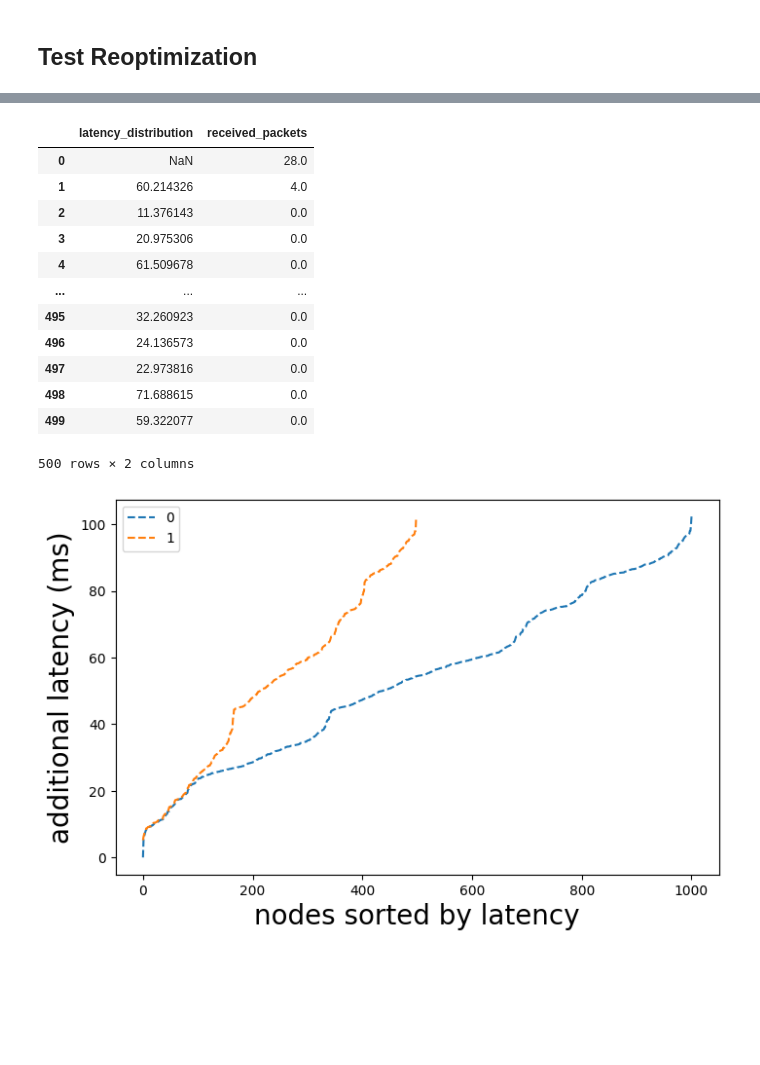
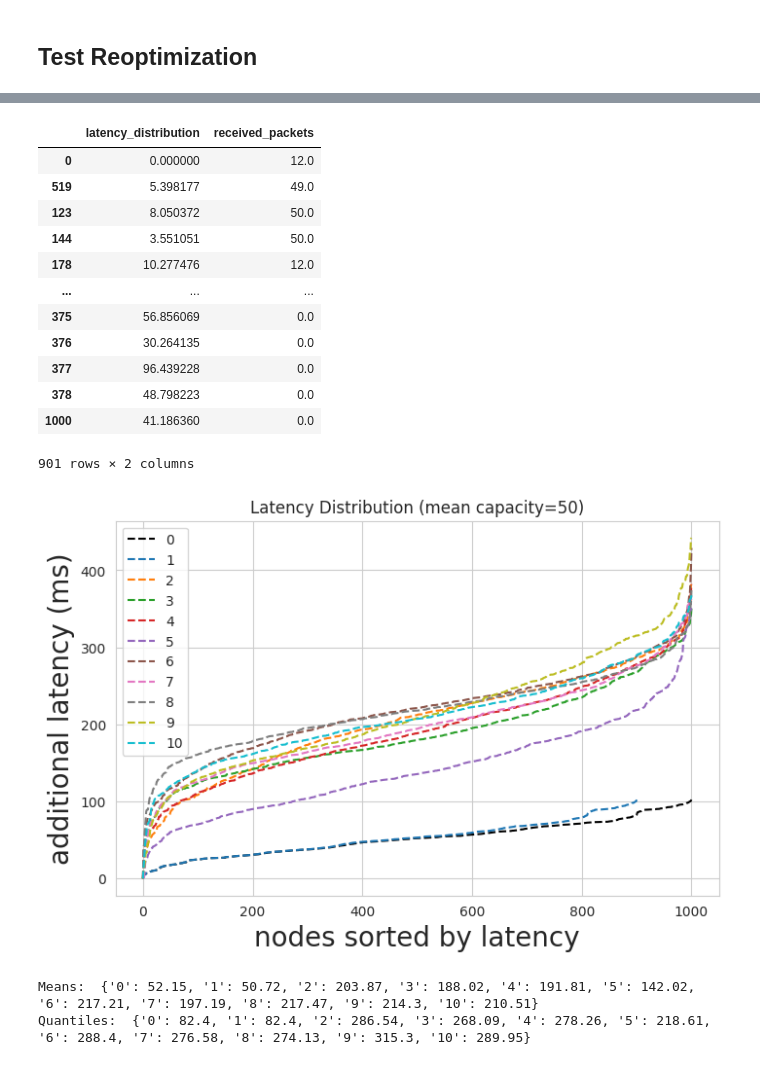
Before and after one commit to xchatzil/NEMO, a Jupyter notebook: notebooks/ChangingTopology.ipynb, the cells around one changed output, grey strips where cells are left out. Drawn from its saved outputs; the diff is of its cells as text; code cells hidden in the pictures; blank space fills up the shorter version.

Commit message:
evaluation made more efficient, removed recursion and update of changing topology

```diff
--- a/notebooks/ChangingTopology.ipynb
+++ b/notebooks/ChangingTopology.ipynb
@@ -238,3 +155,0 @@ Level 1 CH number:  28
-# %%
-df = df.drop(columns=["x", "y"])
-df
@@ -255,6 +155,0 @@ df
-# %%
-evaluations = []
-for coords_df in coord_list:
-    coords = coords_df[["x", "y"]].to_numpy()
-    edf = evaluate(df, coords)
-    evaluations.append(edf)
@@ -368,12 +276,11 @@ ndf = prim_df.copy()
 ndf["x"] = coord_list[i]["x"]
 ndf["y"] = coord_list[i]["y"]
 
-nemo = NemoSolver(ndf, slot_col, weight_col, max_levels=max_levels, step_size=param_dict[weight_col]["step_size"],
-                          merge_factor=param_dict[weight_col]["merge_factor"])
+nemo = NemoSolver(ndf, slot_col, weight_col, max_levels=50, step_size=param_dict[weight_col]["step_size"],
+                  merge_factor=param_dict[weight_col]["merge_factor"])
 df, opts, limits = nemo.nemo_full()
 
-coords = coord_list[i][["x", "y"]].to_numpy()
-edf = evaluate(df, coords)
+edf = util.evaluate(df)
 evaluations[i] = edf
 edf
 # %% [output]
@@ -415,6 +327,7 @@ df
 # %%
 i = 1
-rnodes = re_optimize_dict[i]
+number_rnodes = int(0.1 * prim_df.shape[0])
+rnodes = evaluations[i]["latency_distribution"].sort_values().index[-number_rnodes:].to_numpy()
 
 for node in rnodes:
     df_re, new_cluster_heads, resource_limit, level = nemo.remove_node(node)
@@ -437,53 +350,58 @@ df_re
 # %%
 # evaluate new df
 ndl = coord_list[i].drop(rnodes)
-coords = ndl[["x", "y"]]
 edf = evaluate(df_re)
 evaluations[i] = edf
 edf
 # %% [output]
 |  | latency_distribution | received_packets |
-| 0 | NaN | 28.0 |
-| 1 | 60.214326 | 4.0 |
-| 2 | 11.376143 | 0.0 |
-| 3 | 20.975306 | 0.0 |
-| 4 | 61.509678 | 0.0 |
+| 0 | 0.000000 | 12.0 |
+| 519 | 5.398177 | 49.0 |
+| 123 | 8.050372 | 50.0 |
+| 144 | 3.551051 | 50.0 |
+| 178 | 10.277476 | 12.0 |
 | ... | ... | ... |
-| 495 | 32.260923 | 0.0 |
-| 496 | 24.136573 | 0.0 |
-| 497 | 22.973816 | 0.0 |
-| 498 | 71.688615 | 0.0 |
-| 499 | 59.322077 | 0.0 |
+| 375 | 56.856069 | 0.0 |
+| 376 | 30.264135 | 0.0 |
+| 377 | 96.439228 | 0.0 |
+| 378 | 48.798223 | 0.0 |
+| 1000 | 41.186360 | 0.0 |
-500 rows × 2 columns
+901 rows × 2 columns
 # %%
 fig, ax1 = plt.subplots(1, 1, figsize=(8, 5), sharey="all")
+quant_dict = {}
+mean_dict = {}
 
-error_val = 0.8
-start_index = int(prim_df.shape[0] * error_val)
-init_placement_latency = (evaluations[0]["latency_distribution"] - coord_list[0]["latency"]).sort_values().to_numpy()
-re_optimize_dict = {}
+for i, df in enumerate(evaluations):
+    l = str(i)
+    sv = df["latency_distribution"].sort_values()
 
-for i, df in enumerate(evaluations[:max_i + 1]):
-    if df is None:
-        continue
-
-    l = str(i)
-    df = df.copy()
-    df["latency_distribution"] = df["latency_distribution"] # - coord_list[i]["latency"]
-    sv = df["latency_distribution"].sort_values()
-    re_optimize_dict[i] = list(sv.index)[start_index:]
-    sv.plot(ax=ax1, use_index=False, label=l, linestyle="--")
+    quant_dict[l] = round(sv.quantile(0.9), 2)
+    mean_dict[l] = round(sv.mean(), 2)
+    if i == 0:
+        sv.plot(ax=ax1, use_index=False, label=l, linestyle="--", color="black")
+    else:
+        sv.plot(ax=ax1, use_index=False, label=l, linestyle="--")
 
 ax1.set_xlabel('nodes sorted by latency')
 ax1.set_ylabel('additional latency (ms)')
 
 ax1.legend(loc="upper left", prop={'size': 10})
 # Display a figure.
 # plt.ylim([0, 100])
 
 ax1.yaxis.label.set_size(20)
 ax1.xaxis.label.set_size(20)
+
+# plt.savefig("plots/sim_1000/eval_latency.svg")
+
+ax1.set_title('Latency Distribution (mean capacity=' + str(avg) + ")")
+plt.show()
+print("Means: ", mean_dict)
+print("Quantiles: ", quant_dict)
 # %% [output]
-[figure, old version]
+[figure, new version]
+Means:  {'0': 52.15, '1': 50.72, '2': 203.87, '3': 188.02, '4': 191.81, '5': 142.02, '6': 217.21, '7': 197.19, '8': 217.47, '9': 214.3, '10': 210.51}
+Quantiles:  {'0': 82.4, '1': 82.4, '2': 286.54, '3': 268.09, '4': 278.26, '5': 218.61, '6': 288.4, '7': 276.58, '8': 274.13, '9': 315.3, '10': 289.95}
 # %%
 # TODO add insertion of nodes, check scalability test with different weights
```
Also changed, not shown: parts of 23 cells of this notebook, 40 other files.
